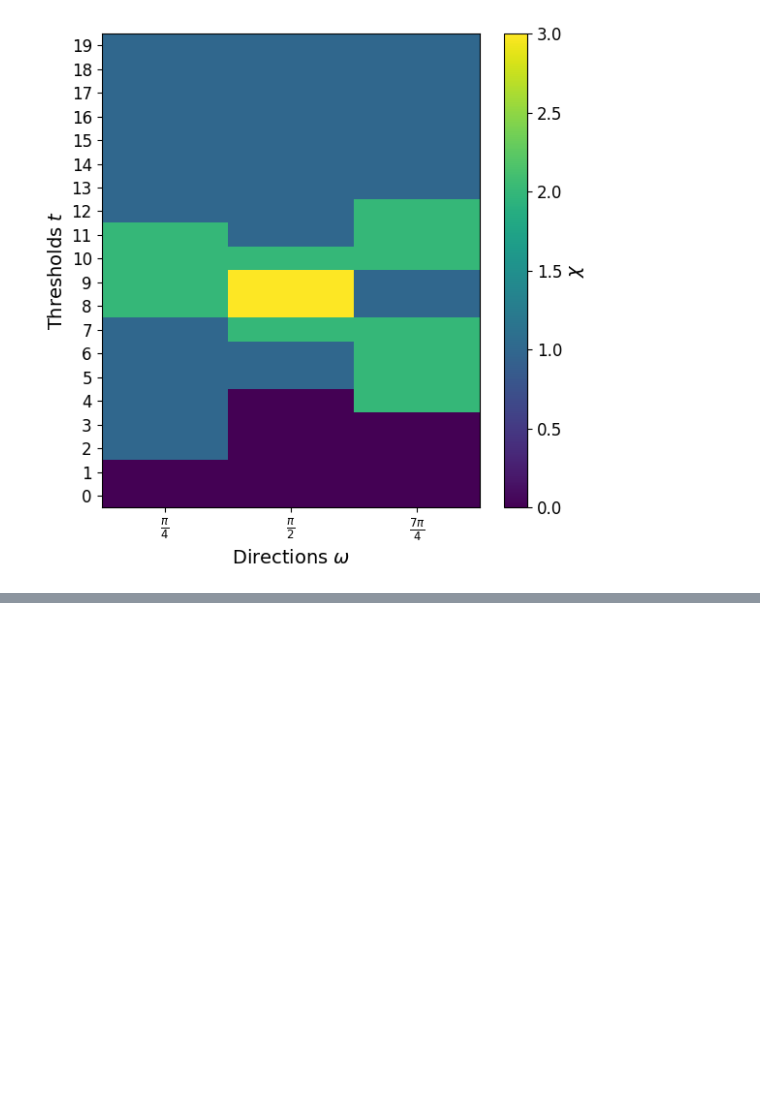
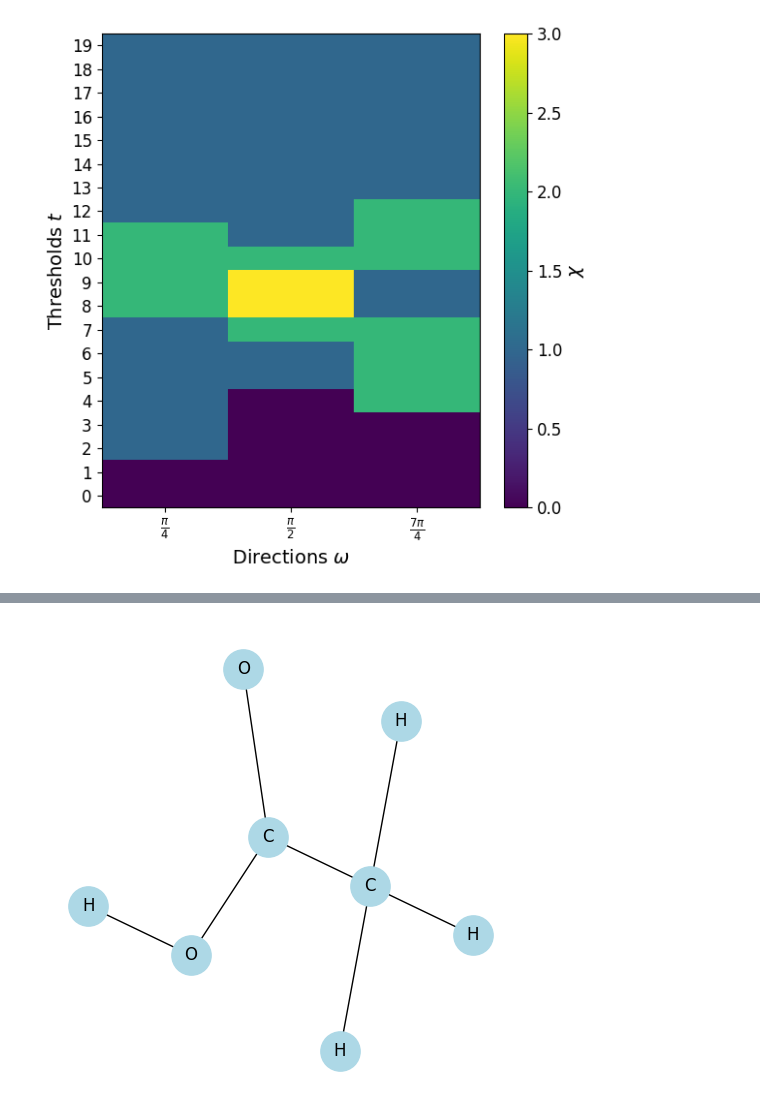
Before and after one commit to victosdur/ECTforMoleculeMachineLearningTask, a Jupyter notebook: FiguresIllustration.ipynb, the cells around one changed output, grey strips where cells are left out. Drawn from its saved outputs; the diff is of its cells as text; code cells hidden in the pictures; blank space fills up the shorter version.

Commit message:
Update illustration figures

```diff
--- a/FiguresIllustration.ipynb
+++ b/FiguresIllustration.ipynb
@@ -202,0 +216,55 @@ print(myect.directions.vectors)
+# %%
+aceticAcidSmile = "CC(O)=O"
+
+# Convert SMILES to RDKit molecule object
+mol = Chem.MolFromSmiles(aceticAcidSmile)
+mol = Chem.AddHs(mol)  # Add hydrogens if desired
+
+# Compute 2D coordinates (always the same with same seed, for molecule visualization is super nice)
+rdDepictor.Compute2DCoords(mol)
+
+# Access node (atom) information
+atom_info = {}
+for atom in mol.GetAtoms():
+    idx = atom.GetIdx()
+    atom_info[idx] = {
+        "symbol": atom.GetSymbol(),
+        "atomic_num": atom.GetAtomicNum(),
+        "is_aromatic": atom.GetIsAromatic(),
+    }
+
+# In case you want to see the atom information
+# print("Atom info:")
+# for idx, info in atom_info.items():
+#     print(f"Atom {idx}: {info}")
+
+# Build molecule graph with NetworkX
+G = nx.Graph()
+for atom in mol.GetAtoms():
+    idx = atom.GetIdx()
+    G.add_node(idx, **atom_info[idx])
+
+for bond in mol.GetBonds():
+    start = bond.GetBeginAtomIdx()
+    end = bond.GetEndAtomIdx()
+    G.add_edge(start, end, bond_type=str(bond.GetBondType()))
+
+# Get 2D coordinates for layout
+conf = mol.GetConformer()
+pos = {i: (conf.GetAtomPosition(i).x, conf.GetAtomPosition(i).y) for i in range(mol.GetNumAtoms())}
+
+# Plot the molecular graph
+fig, ax = plt.subplots(1,1,figsize=(6, 6))
+nx.draw(G, pos, node_color='lightblue', node_size=800, font_size=10)
+nx.draw_networkx_labels(G, pos, labels={atom.GetIdx(): atom.GetSymbol() for atom in mol.GetAtoms()}, font_color='black')
+# plt.title(f"Graph of molecule: {aceticAcidSmile}")
+plt.axis('off')
+# ax.spines[['right', 'top']].set_visible(False) # if you want to show axis, put previous line on and uncomment this one
+plt.tick_params(left=True, bottom=True, labelleft=True, labelbottom=True)
+xlim = ax.get_xlim()
+ylim = ax.get_ylim()
+plt.savefig("figures/IllustrationPaper/moleculeGraph")
+plt.show()
+plt.close()
+# %% [output]
+[figure, added]
```
Also changed, not shown: parts of 11 cells of this notebook, 8 other files.
